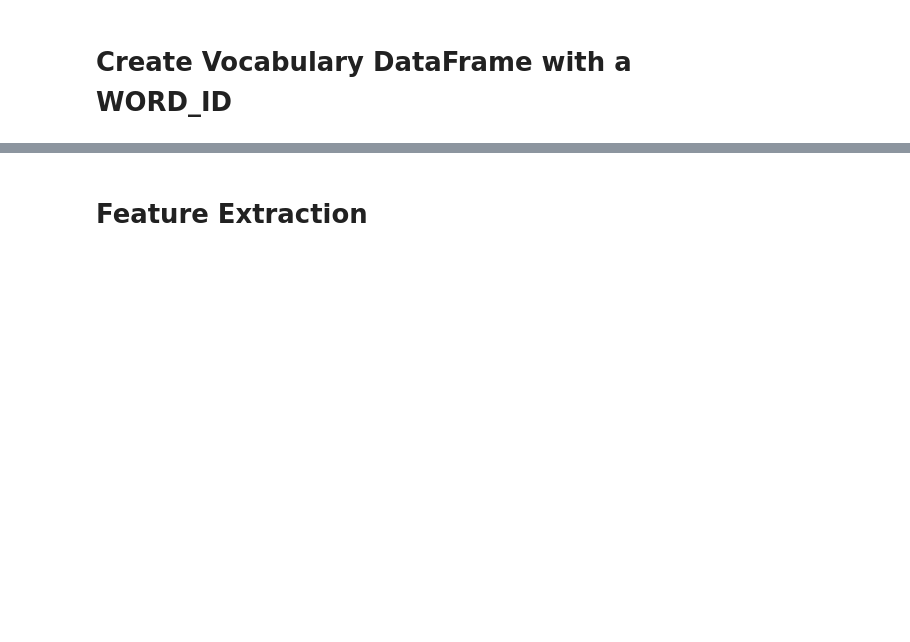
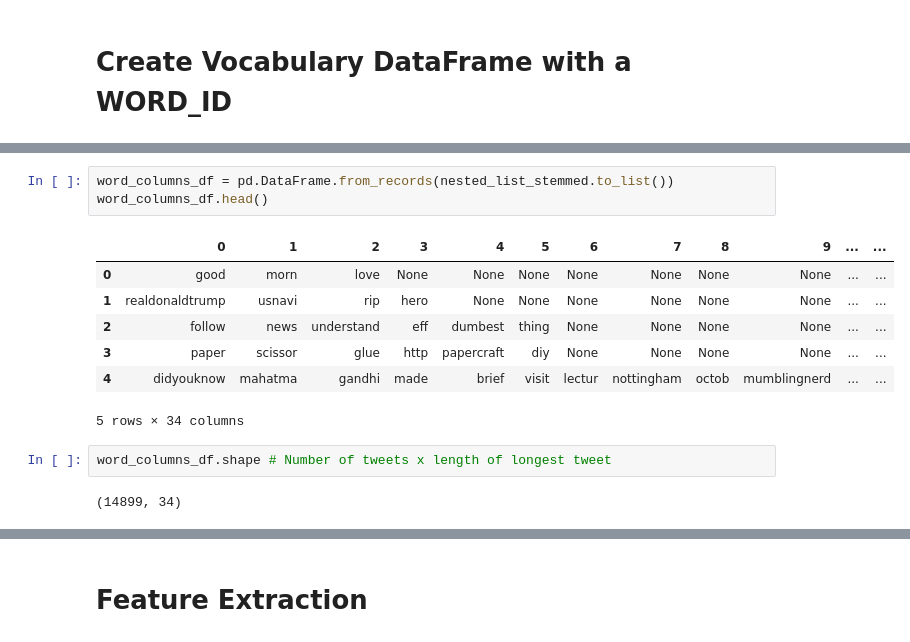
Before and after one commit to AlexHappyCode/CSC845-twitter-spam-detection, a Jupyter notebook: alex/main.ipynb, the cells around one changed output, grey strips where cells are left out. Saved outputs shown, nothing was run; the diff lists cells and outputs as text; blank space fills up the shorter version.

```diff
--- a/alex/main.ipynb
+++ b/alex/main.ipynb
@@ -356,0 +355,15 @@ True
+# %%
+word_columns_df = pd.DataFrame.from_records(nested_list_stemmed.to_list())
+word_columns_df.head()
+# %% [output]
+|  | 0 | 1 | 2 | 3 | 4 | 5 | 6 | 7 | 8 | 9 | ... | ... |
+| 0 | good | morn | love | None | None | None | None | None | None | None | ... | ... |
+| 1 | realdonaldtrump | usnavi | rip | hero | None | None | None | None | None | None | ... | ... |
+| 2 | follow | news | understand | eff | dumbest | thing | None | None | None | None | ... | ... |
+| 3 | paper | scissor | glue | http | papercraft | diy | None | None | None | None | ... | ... |
+| 4 | didyouknow | mahatma | gandhi | made | brief | visit | lectur | nottingham | octob | mumblingnerd | ... | ... |
+5 rows × 34 columns
+# %%
+word_columns_df.shape # Number of tweets x length of longest tweet
+# %% [output]
+(14899, 34)
```
Also changed, not shown: parts of 19 cells of this notebook.
